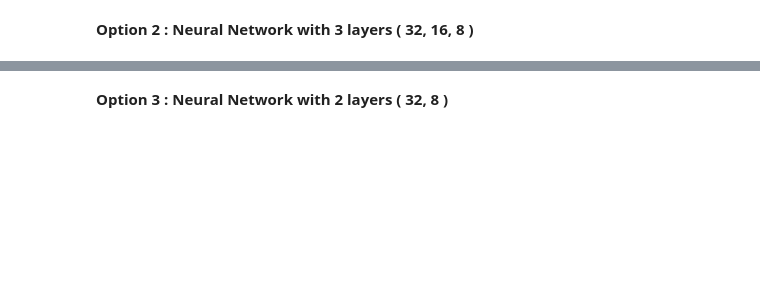
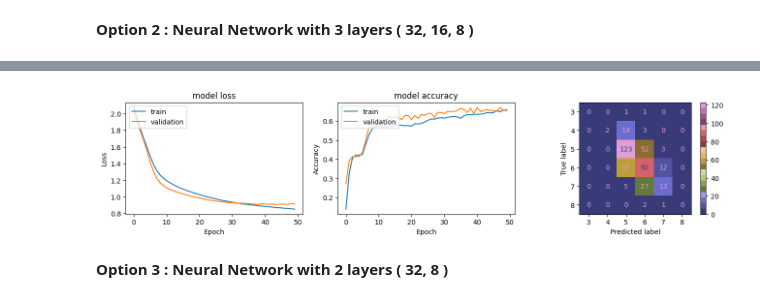
Before and after one commit to nishantkapps/aiml-projects, a Jupyter notebook: NeuralNetwork.ipynb, the cells around one changed output, grey strips where cells are left out. Saved outputs shown, nothing was run; the diff lists cells and outputs as text; code cells hidden in the pictures; blank space fills up the shorter version.

```diff
--- a/NeuralNetwork.ipynb
+++ b/NeuralNetwork.ipynb
@@ -356,9 +390,9 @@ params_option_2 = {
     "metrics" : ["accuracy"],
     "batch_size" : 64,
     "epochs" : 50,
-    "verbose" : 0,
+    "verbose" : 2,
     "val" : 0.2
     }
 labels = [3,4,5,6,7,8]
-build_train_predict_plot_nn (params_option_2, x_train_std, y_train_nn, x_test_std, y_test_nn, labels)
+hist2, y1_pred2 = build_train_predict_nn (params_option_2, x_train_std, y_train_nn, x_test_std)
 # %% [output]
@@ -367,3 +416,7 @@ build_train_predict_plot_nn (params_option_2, x_train_std, y_train_nn, x_test_st
+# %%
+plot_results (hist2, y1_pred2, y_test_nn, labels)
+# %% [output]
+[figure, added]
 # %% [markdown]
 
 **Option 3 : Neural Network with 2 layers ( 32, 8 )**
```
Also changed, not shown: parts of 50 cells of this notebook.
